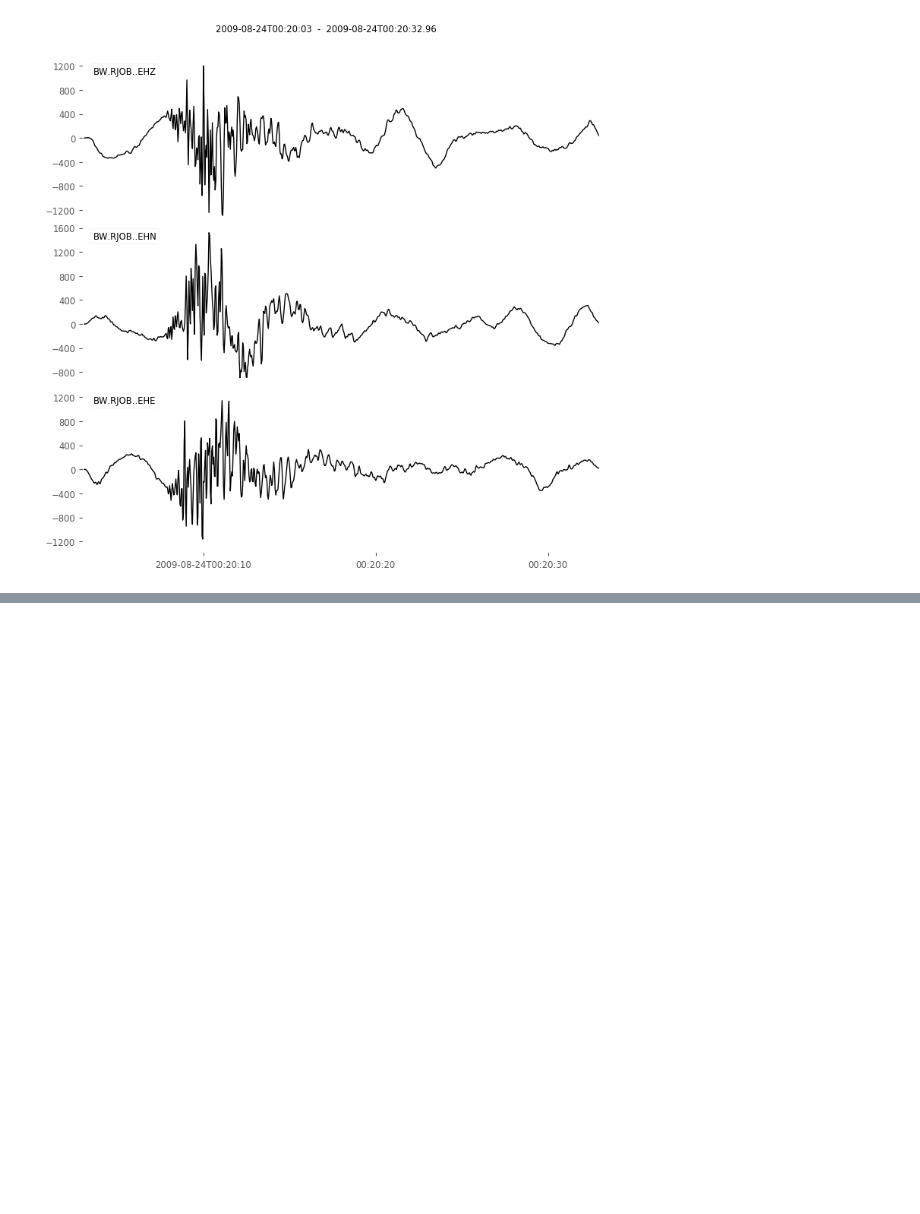
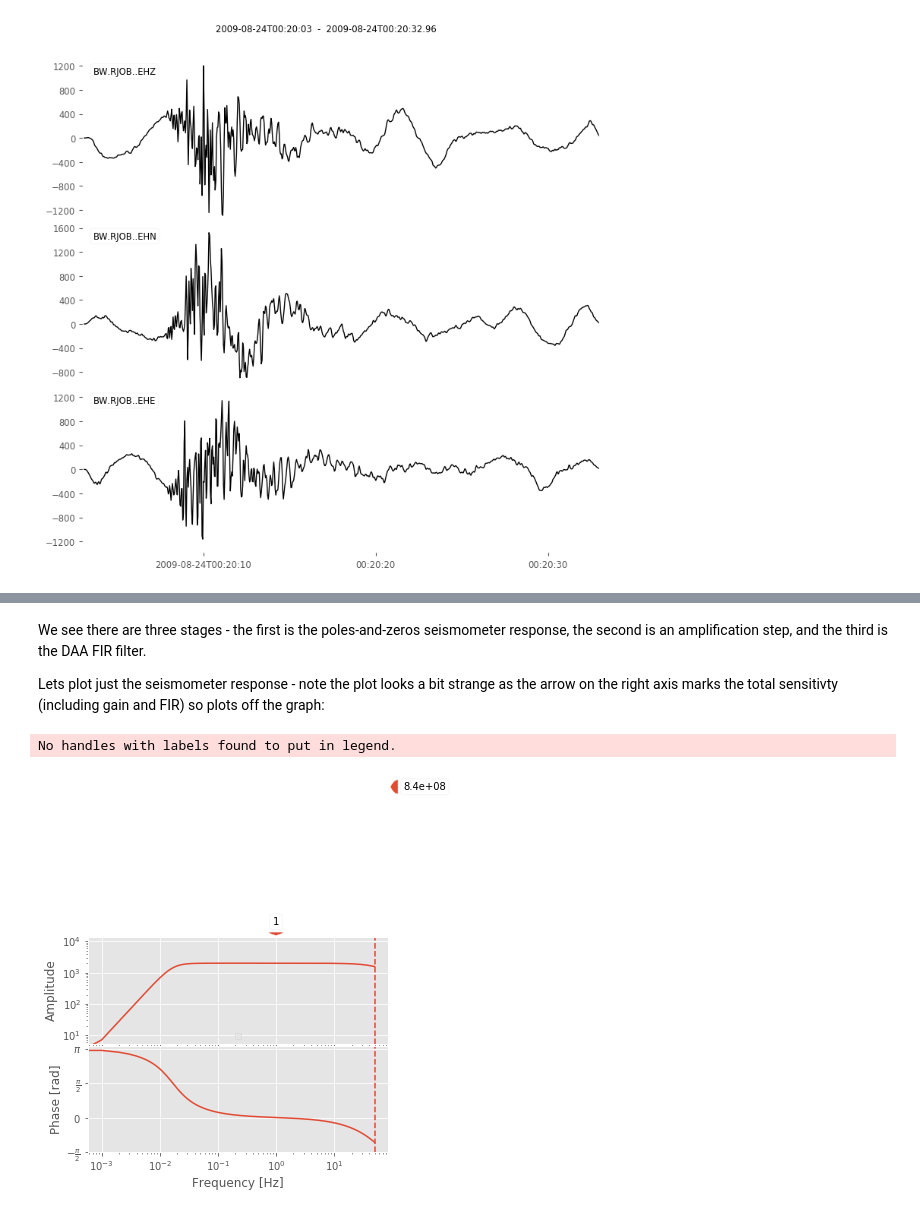
Before and after one commit to calum-chamberlain/GPHS445_notebooks, a Jupyter notebook: 1_Processing_and_recording/2_Digitizers.ipynb, the cells around one changed output, grey strips where cells are left out. Saved outputs shown, nothing was run; the diff lists cells and outputs as text; code cells hidden in the pictures; blank space fills up the shorter version.

```diff
--- a/1_Processing_and_recording/2_Digitizers.ipynb
+++ b/1_Processing_and_recording/2_Digitizers.ipynb
@@ -79,0 +177,11 @@ Additional reading: Scherbaum, F., Of Poles and Zeros: Chapters 5 and 6
+# %% [markdown]
+We see there are three stages - the first is the poles-and-zeros seismometer response, the
+second is an amplification step, and the third is the DAA FIR filter.
+
+Lets plot just the seismometer response - note the plot looks a bit strange as the arrow on
+the right axis marks the total sensitivty (including gain and FIR) so plots off the graph:
+# %%
+fig = channel.plot(min_freq=0.001, start_stage=1, end_stage=1)
+# %% [output]
+No handles with labels found to put in legend.
+[figure, added]
```
Also changed, not shown: parts of 11 cells of this notebook, 6 other files.
